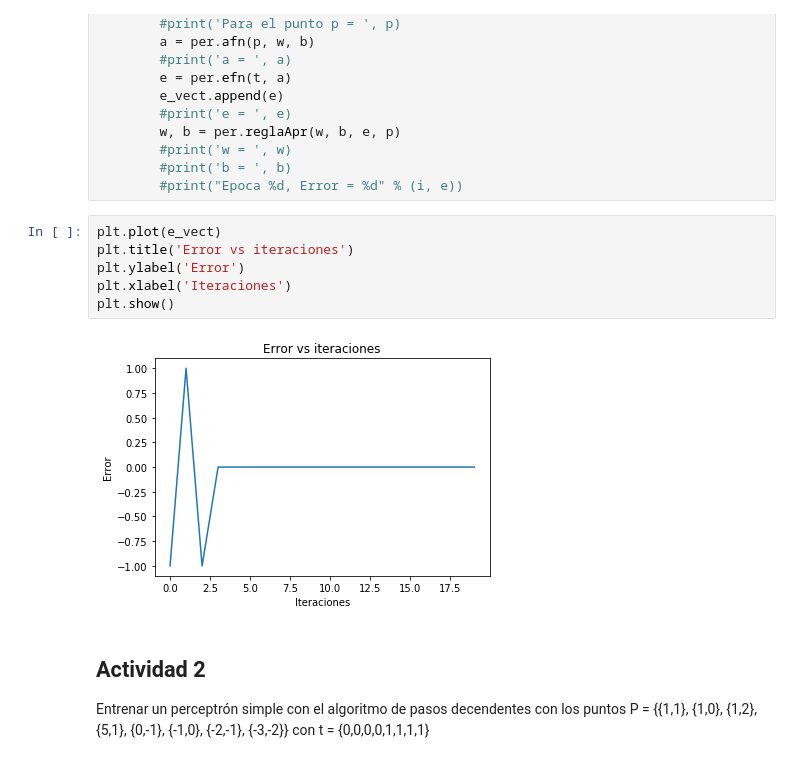
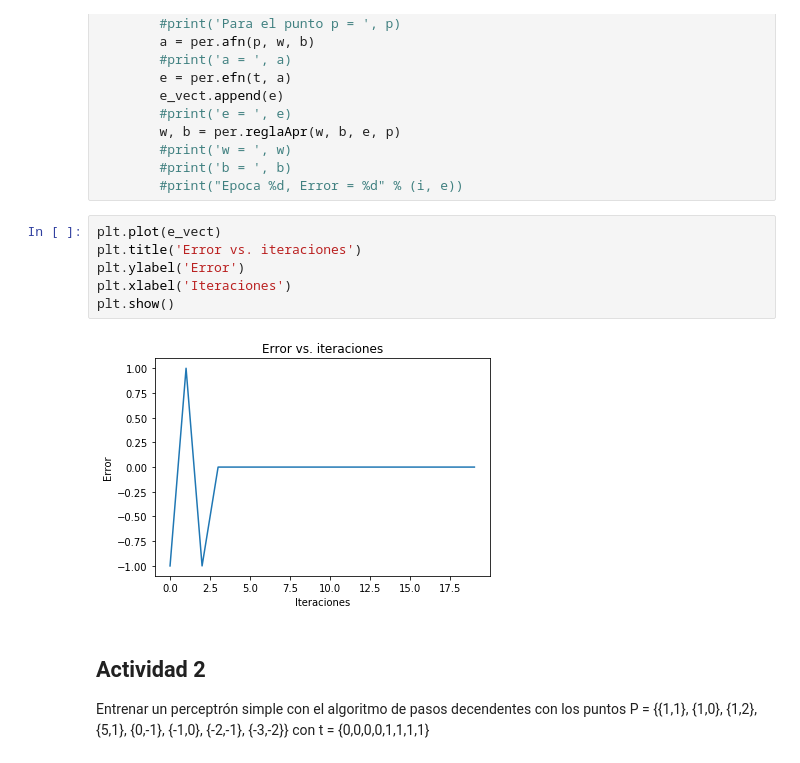
Before and after one commit to gandresto/Introduccion-a-DNNs-2020-1, a Jupyter notebook: Práctica4/Práctica4.ipynb, the cells around one changed output. Drawn from its saved outputs; the diff is of its cells as text.

```diff
--- a/Práctica4/Práctica4.ipynb
+++ b/Práctica4/Práctica4.ipynb
@@ -58,12 +58,12 @@ for i in range(epochs):
         #print("Epoca %d, Error = %d" % (i, e))
 # %%
 plt.plot(e_vect)
-plt.title('Error vs iteraciones')
+plt.title('Error vs. iteraciones')
 plt.ylabel('Error')
 plt.xlabel('Iteraciones')
 plt.show()
 # %% [output]
-[figure, old version]
+[figure, new version]
 # %% [markdown]
 ## Actividad 2
 
```
Also changed, not shown: parts of 5 cells of this notebook, 1 other file.
